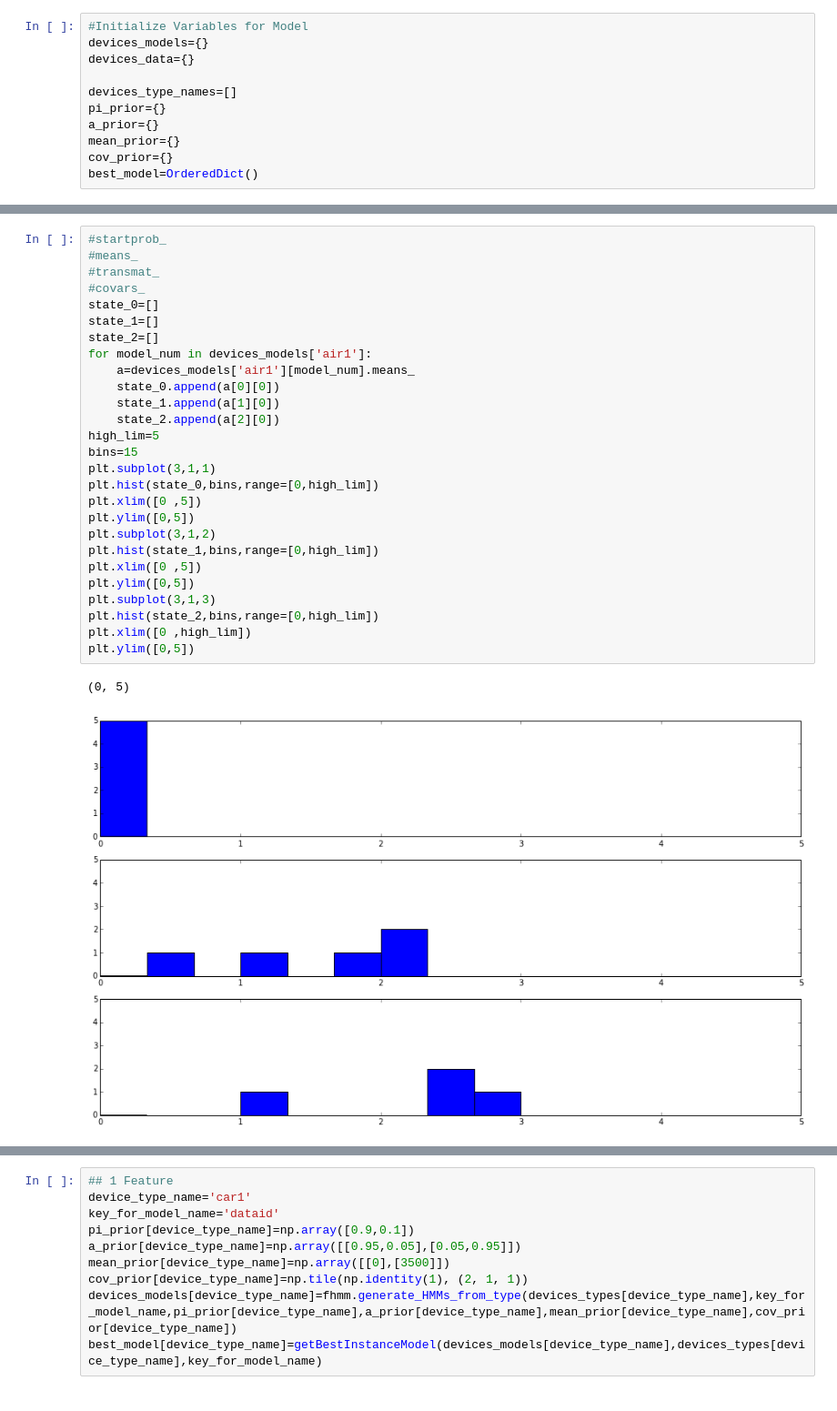
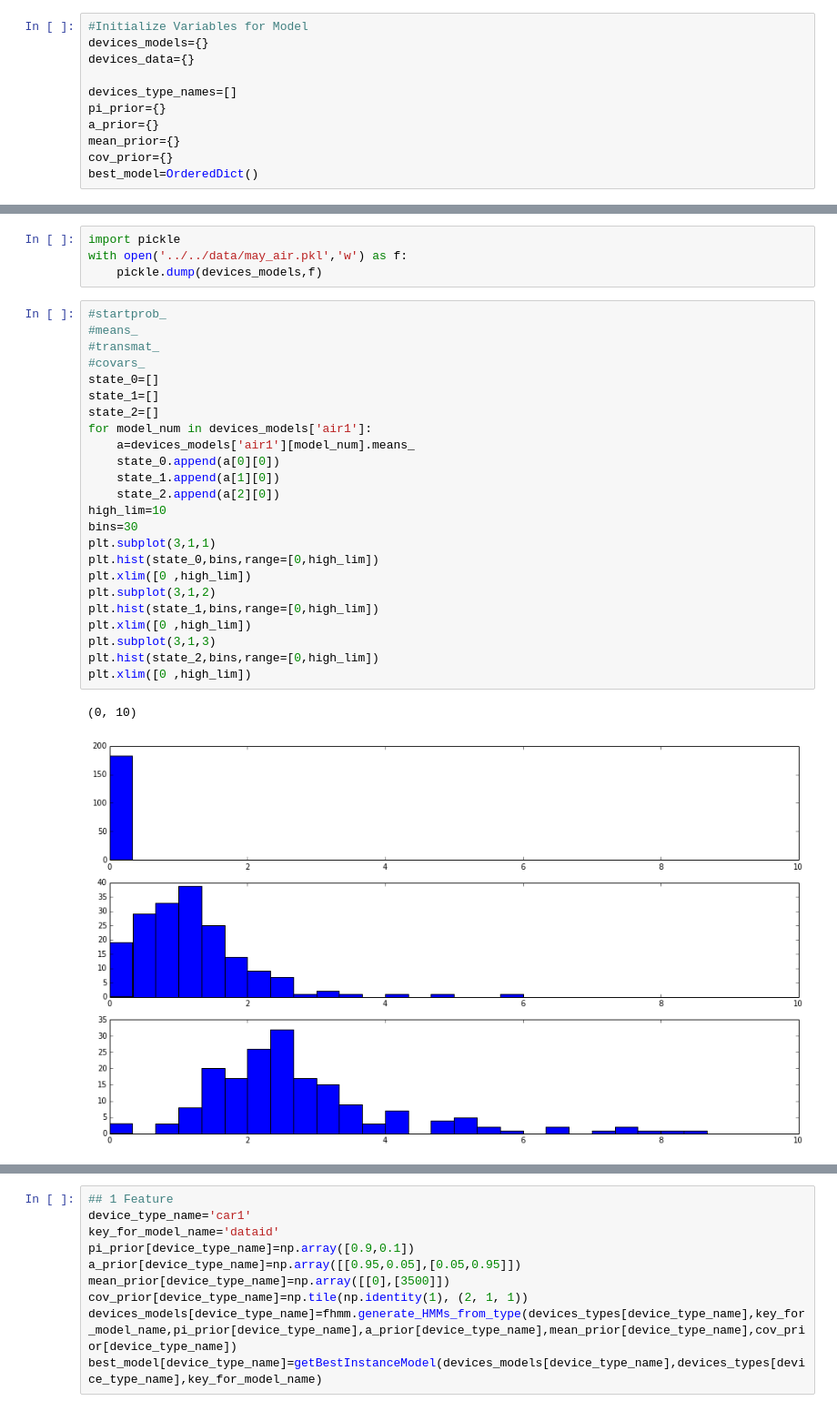
Before and after one commit to dssg/wikienergy, a Jupyter notebook: proto/FHMM/FHMM_Pecan_Street.ipynb, the cells around one changed output, grey strips where cells are left out. Shown at 91% size. Drawn from its saved outputs; the diff is of its cells as text.

```diff
--- a/proto/FHMM/FHMM_Pecan_Street.ipynb
+++ b/proto/FHMM/FHMM_Pecan_Street.ipynb
@@ -248,30 +265,31 @@ best_model[device_type_name]=getBestInstanceModel(devices_models[device_type_nam
+# %%
+import pickle
+with open('../../data/may_air.pkl','w') as f:
+    pickle.dump(devices_models,f)
 # %%
 #startprob_
 #means_
 #transmat_
 #covars_
 state_0=[]
 state_1=[]
 state_2=[]
 for model_num in devices_models['air1']:
     a=devices_models['air1'][model_num].means_
     state_0.append(a[0][0])
     state_1.append(a[1][0])
     state_2.append(a[2][0])
-high_lim=5
-bins=15
+high_lim=10
+bins=30
 plt.subplot(3,1,1)
 plt.hist(state_0,bins,range=[0,high_lim])
-plt.xlim([0 ,5])
-plt.ylim([0,5])
+plt.xlim([0 ,high_lim])
 plt.subplot(3,1,2)
 plt.hist(state_1,bins,range=[0,high_lim])
-plt.xlim([0 ,5])
-plt.ylim([0,5])
+plt.xlim([0 ,high_lim])
 plt.subplot(3,1,3)
 plt.hist(state_2,bins,range=[0,high_lim])
 plt.xlim([0 ,high_lim])
-plt.ylim([0,5])
 # %% [output]
-(0, 5)
+(0, 10)
-[figure, old version]
+[figure, new version]
```
Also changed, not shown: parts of 3 cells of this notebook, 2 other files.
